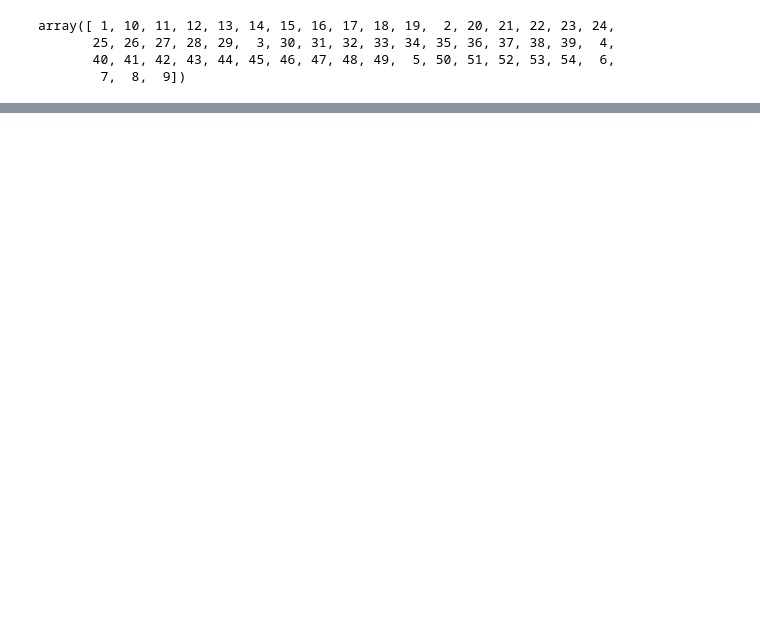
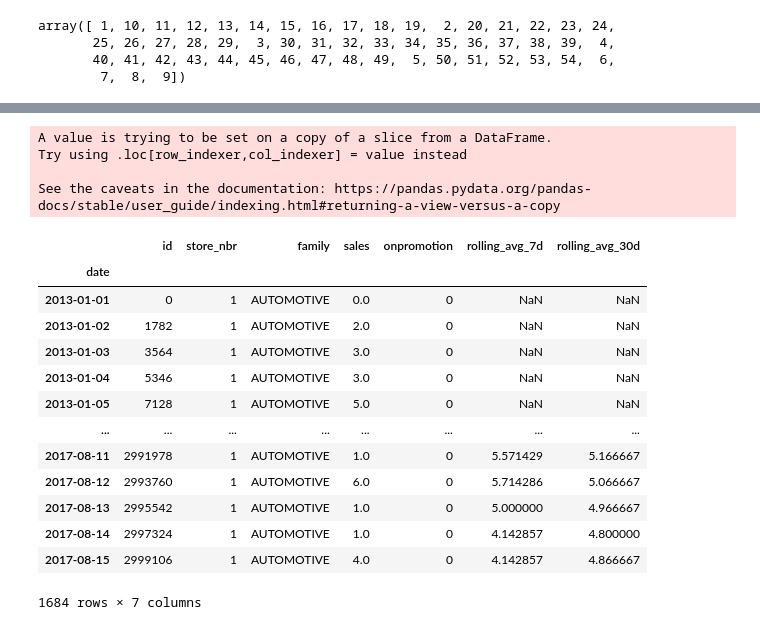
Before and after one commit to kamyczuram/Projects, a Jupyter notebook: Store_Sales_Arima_Sarima/Store_Sales_Arima_Sarima.ipynb, the cells around one changed output, grey strips where cells are left out. Cells and saved outputs as stored; diff of their text form; code cells hidden in the pictures; blank space fills up the shorter version.

```diff
--- a/Store_Sales_Arima_Sarima/Store_Sales_Arima_Sarima.ipynb
+++ b/Store_Sales_Arima_Sarima/Store_Sales_Arima_Sarima.ipynb
@@ -113,0 +153,23 @@ for i in range(1,6):
+# %%
+sample_df['date'] = pd.to_datetime(sample_df['date'])
+sample_df = sample_df.set_index('date')
+sample_df
+# %% [output]
+A value is trying to be set on a copy of a slice from a DataFrame.
+Try using .loc[row_indexer,col_indexer] = value instead
+
+See the caveats in the documentation: https://pandas.pydata.org/pandas-docs/stable/user_guide/indexing.html#returning-a-view-versus-a-copy
+|  | id | store_nbr | family | sales | onpromotion | rolling_avg_7d | rolling_avg_30d |
+| date |  |  |  |  |  |  |  |
+| 2013-01-01 | 0 | 1 | AUTOMOTIVE | 0.0 | 0 | NaN | NaN |
+| 2013-01-02 | 1782 | 1 | AUTOMOTIVE | 2.0 | 0 | NaN | NaN |
+| 2013-01-03 | 3564 | 1 | AUTOMOTIVE | 3.0 | 0 | NaN | NaN |
+| 2013-01-04 | 5346 | 1 | AUTOMOTIVE | 3.0 | 0 | NaN | NaN |
+| 2013-01-05 | 7128 | 1 | AUTOMOTIVE | 5.0 | 0 | NaN | NaN |
+| ... | ... | ... | ... | ... | ... | ... | ... |
+| 2017-08-11 | 2991978 | 1 | AUTOMOTIVE | 1.0 | 0 | 5.571429 | 5.166667 |
+| 2017-08-12 | 2993760 | 1 | AUTOMOTIVE | 6.0 | 0 | 5.714286 | 5.066667 |
+| 2017-08-13 | 2995542 | 1 | AUTOMOTIVE | 1.0 | 0 | 5.000000 | 4.966667 |
+| 2017-08-14 | 2997324 | 1 | AUTOMOTIVE | 1.0 | 0 | 4.142857 | 4.800000 |
+| 2017-08-15 | 2999106 | 1 | AUTOMOTIVE | 4.0 | 0 | 4.142857 | 4.866667 |
+1684 rows × 7 columns
```
Also changed, not shown: parts of 17 cells of this notebook.
